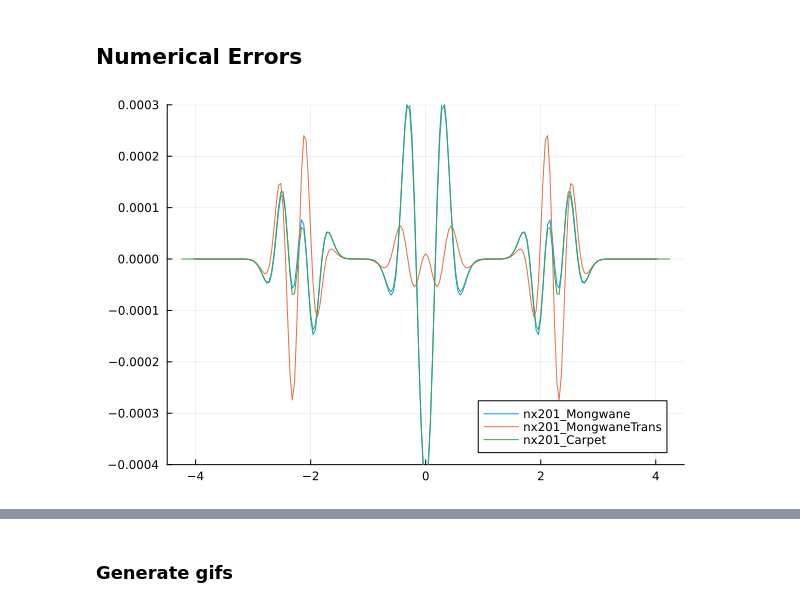
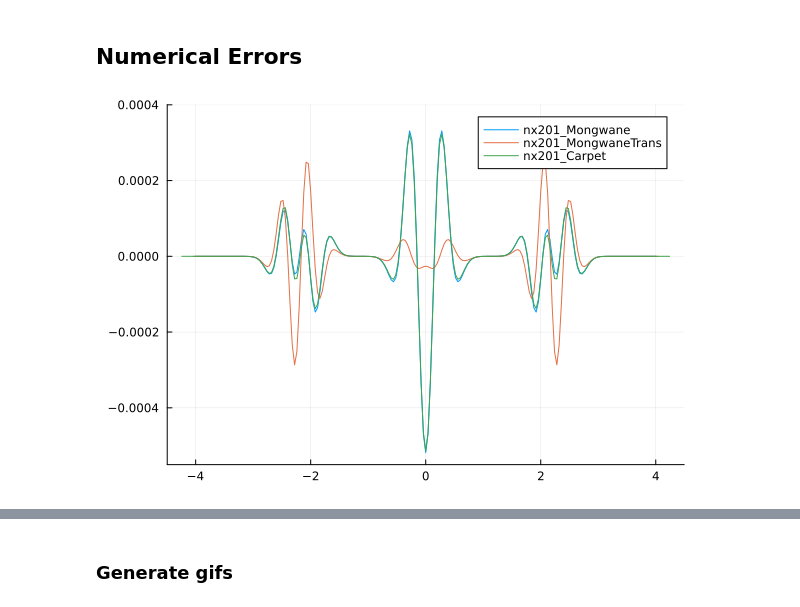
Before and after one commit to lwJi/Docs-Subcycling, a Jupyter notebook: ipynb/Reflection.ipynb, the cells around one changed output, grey strips where cells are left out. Cells and saved outputs as stored; diff of their text form; code cells hidden in the pictures.

```diff
--- a/ipynb/Reflection.ipynb
+++ b/ipynb/Reflection.ipynb
@@ -6,3 +6,5 @@ using Plots
 include("./misc.jl")
 # %% [output]
 Main.Misc
+# %%
+parent_dir = expanduser("~/docker-workspace/simulations/")
@@ -9,6 +13,5 @@ Main.Misc
 # %%
-function plot_error(dirs; nbuf = 2, lev = 1, tmax = 2.0,
-                    parent_dir = expanduser("~/docker-workspace/simulations/"))
+function plot_error(dirs; nbuf = 2, lev = 1, tmax = 2.0)
     fulldirs = parent_dir .* dirs
     dats = Misc.load_data(fulldirs, nbuf, lev, tmax)
     plt = plot()
@@ -41,13 +44,13 @@ plot!(x->analytical_psi(2.0, x), -4.0, 4.0)
 # %%
 plot_error(
     [
         "Gaussian_2levels_nx201_Mongwane",
         "Gaussian_2levels_nx201_MongwaneTrans",
         "Gaussian_2levels_nx201_Carpet",
-    ]; nbuf = 2, tmax = 2.2)
-plot!(ylim = (-4e-4, 3e-4))
+    ]; nbuf = 2, tmax = 2.16)
+plot!(ylim = (-5.5e-4, 4e-4))
 # %% [output]
-[figure, old version]
+[figure, new version]
 # %%
 plot_error(
     [
```
Also changed, not shown: parts of 4 cells of this notebook, 1 other file.
